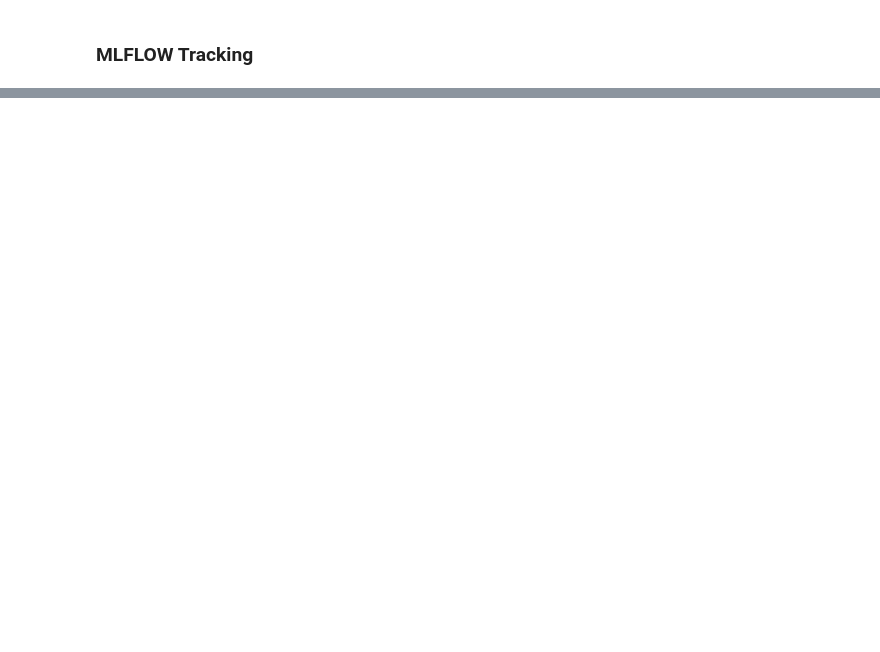
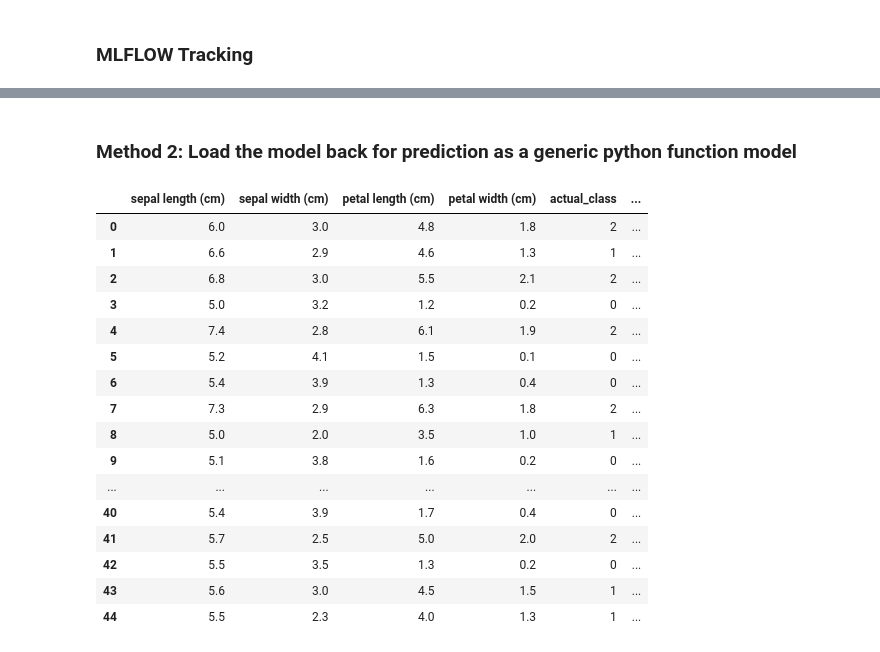
Before and after one commit to prajwaldev20/Understanding_MLflow, a Jupyter notebook: 1-MLproject/gettingstarted.ipynb, the cells around one changed output, grey strips where cells are left out. Saved outputs shown, nothing was run; the diff lists cells and outputs as text; code cells hidden in the pictures; blank space fills up the shorter version.

```diff
--- a/1-MLproject/gettingstarted.ipynb
+++ b/1-MLproject/gettingstarted.ipynb
@@ -111,0 +135,31 @@ Created version '5' of model 'tracking-quickstart'.
+# %%
+### MLFLOW tracking
+mlflow.set_tracking_uri(uri="http://127.0.0.1:5000")
+
+##create a new MLFLOW experiment
+mlflow.set_experiment("MLFLOW Quickstart v2")
+
+## Sstart an MLFLOW run
+with mlflow.start_run():
+    ## log the hyperparameters
+    mlflow.log_params(params)
+
+    ## Log the accuracy metrics
+    mlflow.log_metric("accuracy",accuracy)
+
+    # Set a tag that we can use to remind us what this run was for
+    mlflow.set_tag("Training Info", "Basic LR model for iris data")
+
+    ## Infer the model signature
+
+    signature=infer_signature(X_train,lr.predict(X_train))
+
+    ## log the model
+    model_info=mlflow.sklearn.log_model(
+        sk_model=lr,
+        artifact_path="iris_model",
+        signature=signature,
+        input_example=X_train,
+        registered_model_name="tracking-quickstart",
+
+    )
@@ -111,0 +834,34 @@ Created version '5' of model 'tracking-quickstart'.
+# %% [markdown]
+### Method 2: Load the model back for prediction as a generic python function model
+# %%
+loaded_model = mlflow.pyfunc.load_model(model_info.model_uri)
+
+predictions = loaded_model.predict(X_test)
+
+iris_features_name = datasets.load_iris().feature_names
+
+result = pd.DataFrame(X_test, columns = iris_features_name)
+
+result["actual_class"] = y_test
+
+result["predicted_class"] = predictions
+# %%
+result
+# %% [output]
+|  | sepal length (cm) | sepal width (cm) | petal length (cm) | petal width (cm) | actual_class | ... |
+| 0 | 6.0 | 3.0 | 4.8 | 1.8 | 2 | ... |
+| 1 | 6.6 | 2.9 | 4.6 | 1.3 | 1 | ... |
+| 2 | 6.8 | 3.0 | 5.5 | 2.1 | 2 | ... |
+| 3 | 5.0 | 3.2 | 1.2 | 0.2 | 0 | ... |
+| 4 | 7.4 | 2.8 | 6.1 | 1.9 | 2 | ... |
+| 5 | 5.2 | 4.1 | 1.5 | 0.1 | 0 | ... |
+| 6 | 5.4 | 3.9 | 1.3 | 0.4 | 0 | ... |
+| 7 | 7.3 | 2.9 | 6.3 | 1.8 | 2 | ... |
+| 8 | 5.0 | 2.0 | 3.5 | 1.0 | 1 | ... |
+| 9 | 5.1 | 3.8 | 1.6 | 0.2 | 0 | ... |
+| ... | ... | ... | ... | ... | ... | ... |
+| 40 | 5.4 | 3.9 | 1.7 | 0.4 | 0 | ... |
+| 41 | 5.7 | 2.5 | 5.0 | 2.0 | 2 | ... |
+| 42 | 5.5 | 3.5 | 1.3 | 0.2 | 0 | ... |
+| 43 | 5.6 | 3.0 | 4.5 | 1.5 | 1 | ... |
+| 44 | 5.5 | 2.3 | 4.0 | 1.3 | 1 | ... |
```
Also changed, not shown: parts of 11 cells of this notebook.
